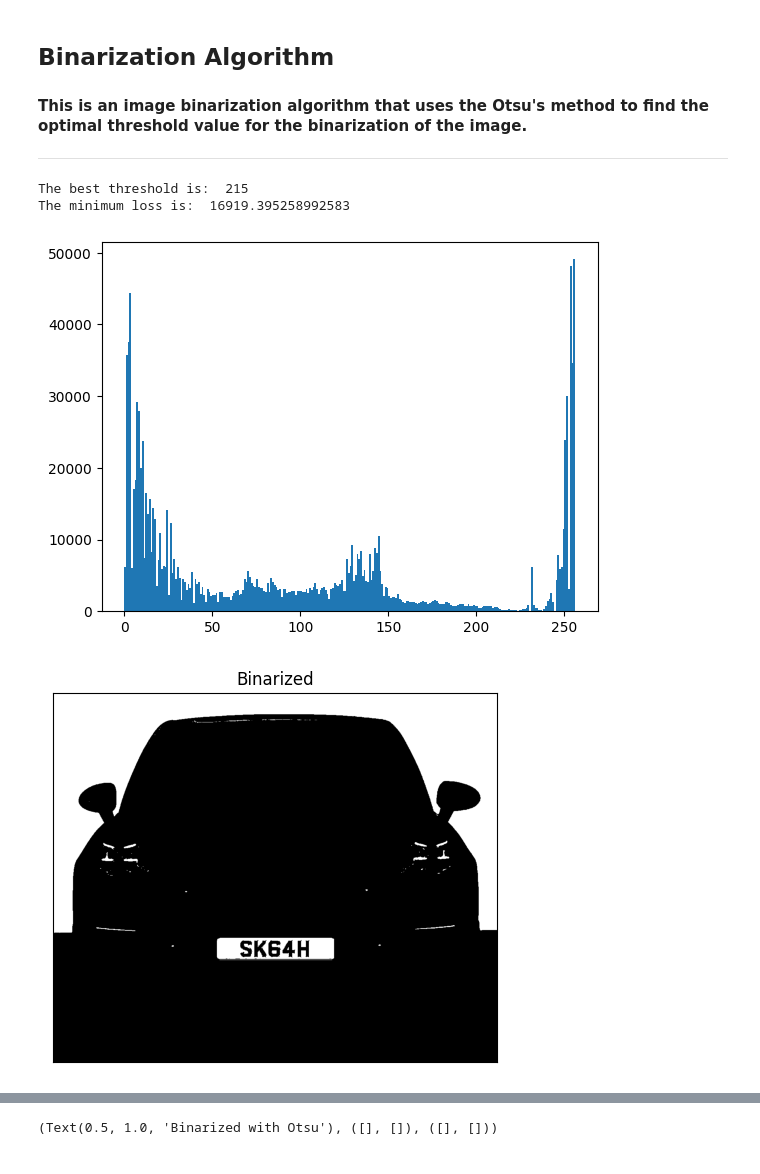
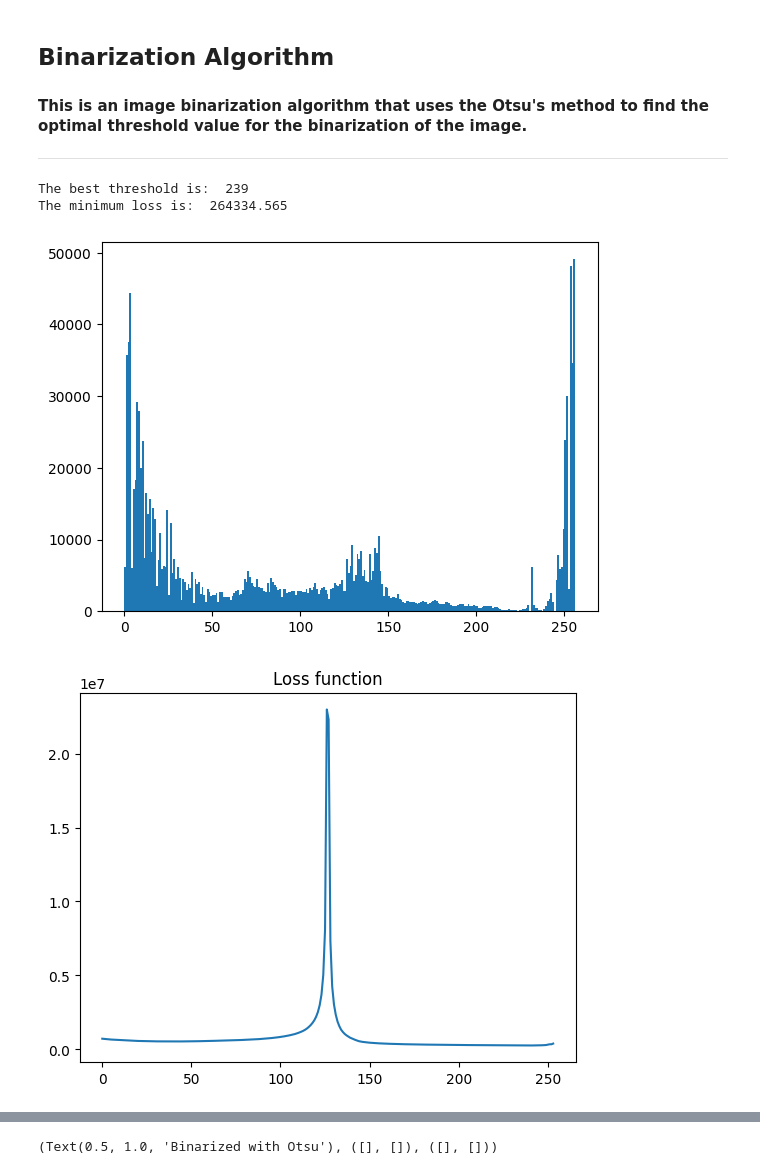
Before and after one commit to DavideLigari/computerVision, a Jupyter notebook: binarization.ipynb, the cells around one changed output, grey strips where cells are left out. Drawn from its saved outputs; the diff is of its cells as text; code cells hidden in the pictures.

```diff
--- a/binarization.ipynb
+++ b/binarization.ipynb
@@ -10,45 +10,57 @@ import matplotlib.pyplot as plt
 # %%
 # Load image
 img = cv.imread('images/carplate1.webp')
 
 # Convert to grayscale
 img_gray = cv.cvtColor(img, cv.COLOR_BGR2GRAY)
 
 # Show the histogram
 num, bin, _ = plt.hist(img_gray.ravel(), 256, [0, 256])
 
 # Loss function
 def get_loss(num, bin, thresh):
-	dist_mat = 1/(np.abs(bin[:-1] - thresh)) # Distance matrix
-	dist_mat[thresh] = 0 # Remove the threshold
-	#dist_mat_mask = (dist_mat > 1/(30*np.mean(num))) # Mask
-	#dist_mat = dist_mat * dist_mat_mask # Apply mask
-	loss = np.sum(num * dist_mat) # Loss function
-	return loss
+     # distance if the pixel is under the threshold
+     bin = bin[:-1]
+     dist_under_thresh = bin[:thresh]
+     norm_dist_under_thresh = dist_under_thresh / np.abs((thresh - np.min(dist_under_thresh)))
 
-def get_best_thresh(num, bin):
+     # distance if the pixel is over the threshold
+     dist_over_thresh = 255 - bin[thresh:]
+     norm_dist_over_thresh = dist_over_thresh / np.abs((np.max(dist_over_thresh) - thresh))
+
+     # concatenate the two parts
+     dist_mat = np.concatenate((norm_dist_under_thresh, norm_dist_over_thresh))
+     loss = np.sum(num * dist_mat) # Loss function
+     return loss
+
+def get_best_thresh(num, bin, show_loss = False):
 	loss_list = []
-	for i in range(256):
+	for i in range(1,255):
 		loss = get_loss(num, bin, i)
 		loss_list.append(loss)
 	min_loss = np.min(loss_list)
 	best_thresh = np.argmin(loss_list)
+	if show_loss:
+		plt.figure()
+		plt.plot(loss_list)
+		plt.title('Loss function')
 	return best_thresh, min_loss
 
-def apply_thresh(img_gray, thresh):
+def apply_thresh(img_gray, thresh, show_img = False):
 	img_bin = img_gray > thresh # Mask
-	plt.figure()
-	plt.imshow(img_bin, cmap='gray')
-	plt.title('Binarized'), plt.xticks([]), plt.yticks([])
+	if show_img:
+		plt.figure()
+		plt.imshow(img_bin, cmap='gray')
+		plt.title('Binarized'), plt.xticks([]), plt.yticks([])
 	return img_bin
 
-best_thresh, min_loss = get_best_thresh(num, bin)
-img_bin = apply_thresh(img_gray, best_thresh)
+best_thresh, min_loss = get_best_thresh(num, bin, show_loss=True)
+img_bin = apply_thresh(img_gray, best_thresh, show_img = True)
 
 print('The best threshold is: ', best_thresh)
 print('The minimum loss is: ', min_loss)
 # %% [output]
-The best threshold is:  215
-The minimum loss is:  16919.395258992583
+The best threshold is:  239
+The minimum loss is:  264334.565
 [figure]
-[figure, old version]
+[figure, new version]
```
Also changed, not shown: parts of 3 cells of this notebook.
